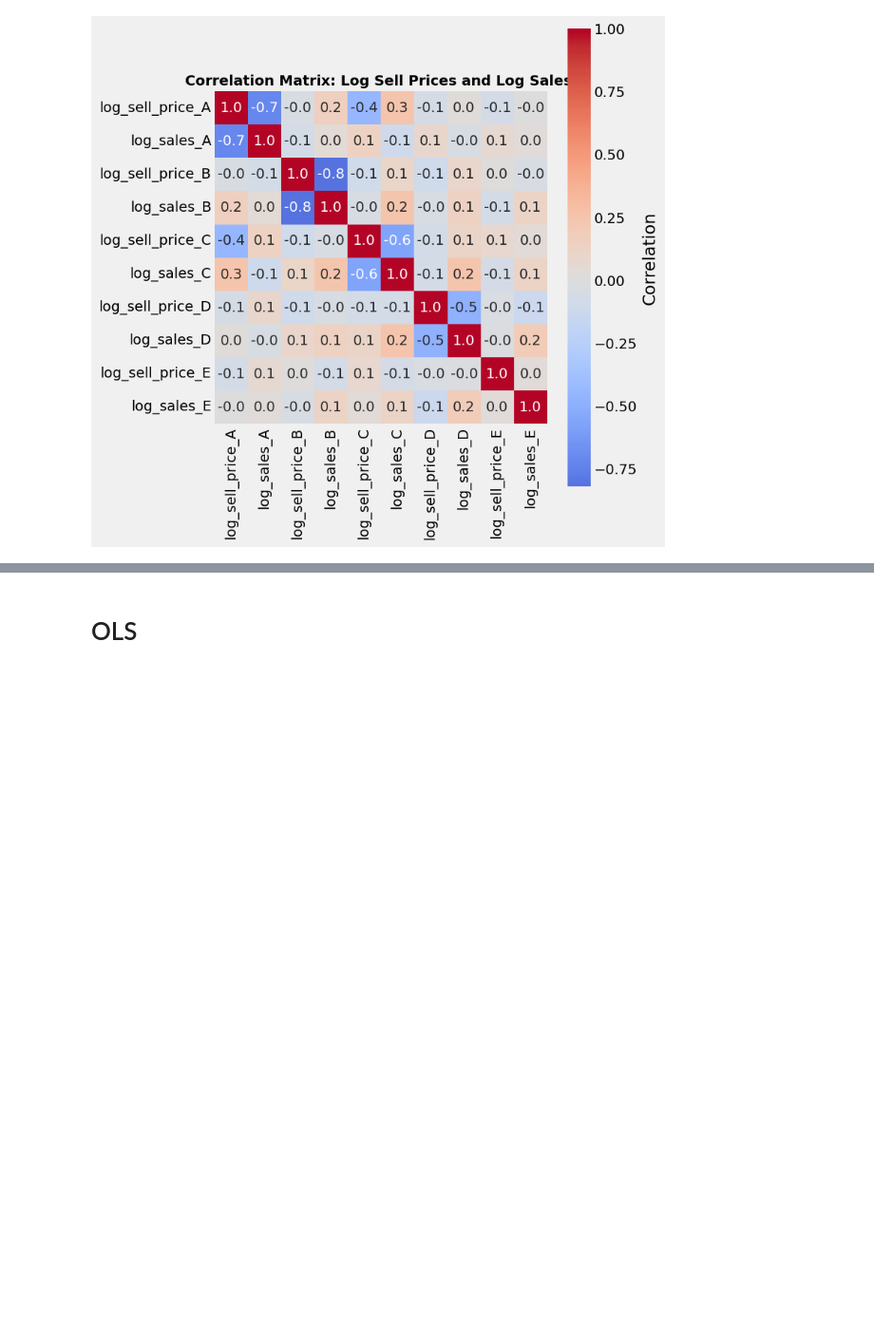
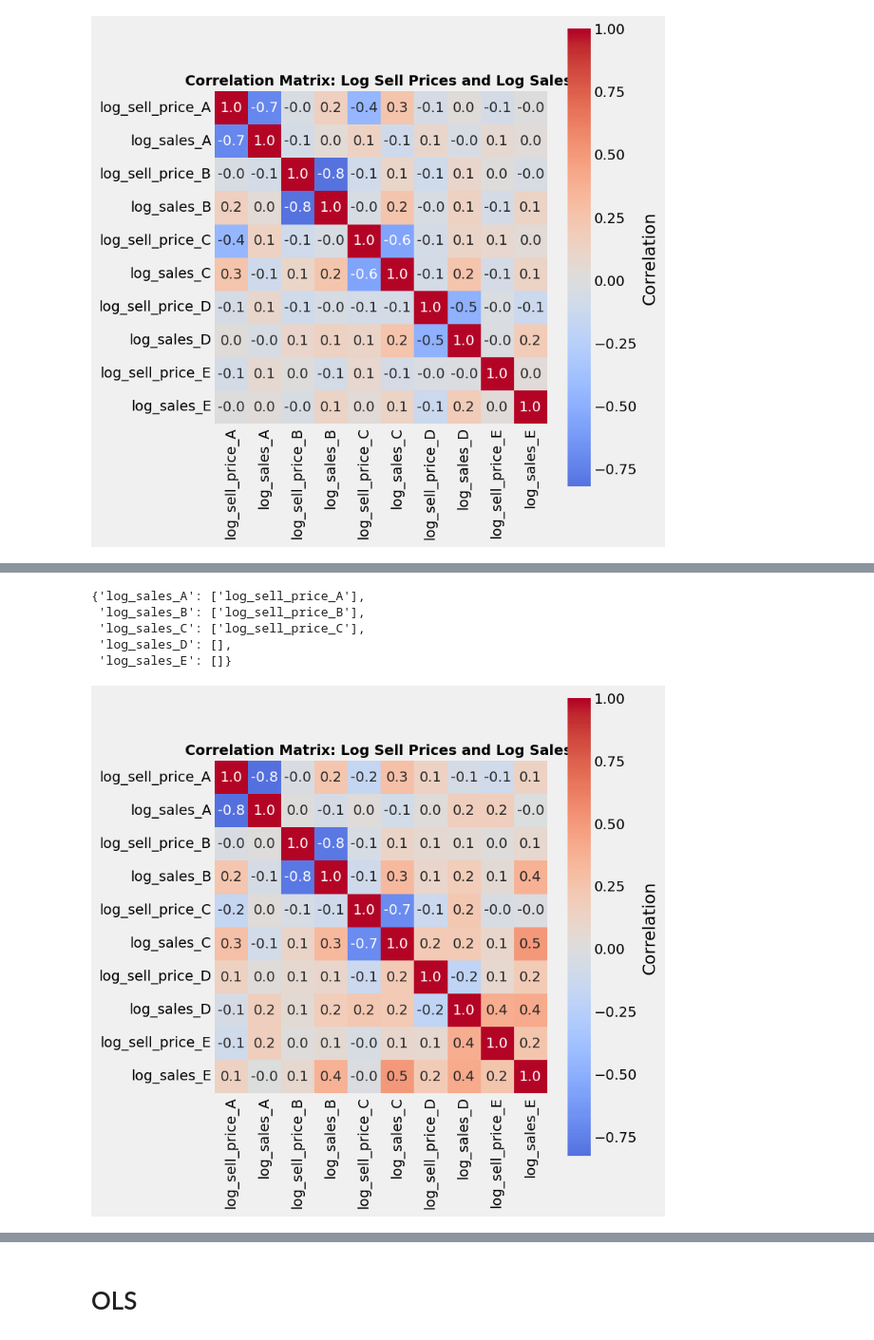
Before and after one commit to insoucyant/Pricing, a Jupyter notebook: OLS.ipynb, the cells around one changed output, grey strips where cells are left out. Shown at 95% size. Cells and saved outputs as stored; diff of their text form; code cells hidden in the pictures; blank space fills up the shorter version.

Commit message:
Separated weekly/daily and temporal

```diff
--- a/OLS.ipynb
+++ b/OLS.ipynb
@@ -68,2 +99,12 @@ print(regression_columns)
+# %%
+regression_columns_daily
+# %% [output]
+{'log_sales_A': ['log_sell_price_A'],
+ 'log_sales_B': ['log_sell_price_B'],
+ 'log_sales_C': ['log_sell_price_C'],
+ 'log_sales_D': [],
+ 'log_sales_E': []}
 # %%
-df_corr_weekly = sa.log_correlation_plot(df_merge_weekly)
+df_corr_weekly = sa.log_correlation_plot(data_weekly)
+# %% [output]
+[figure, added]
```
Also changed, not shown: parts of 12 cells of this notebook, 1 other file.
